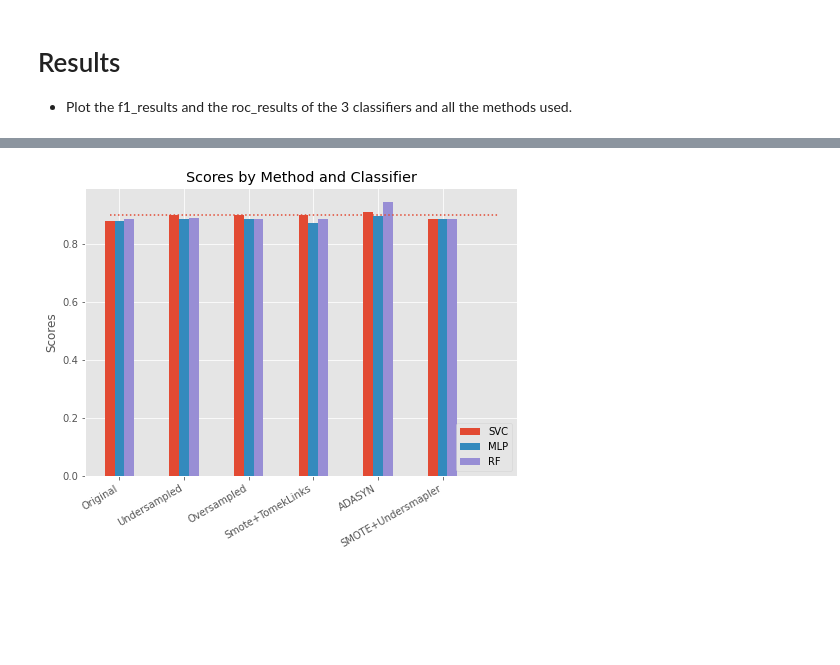
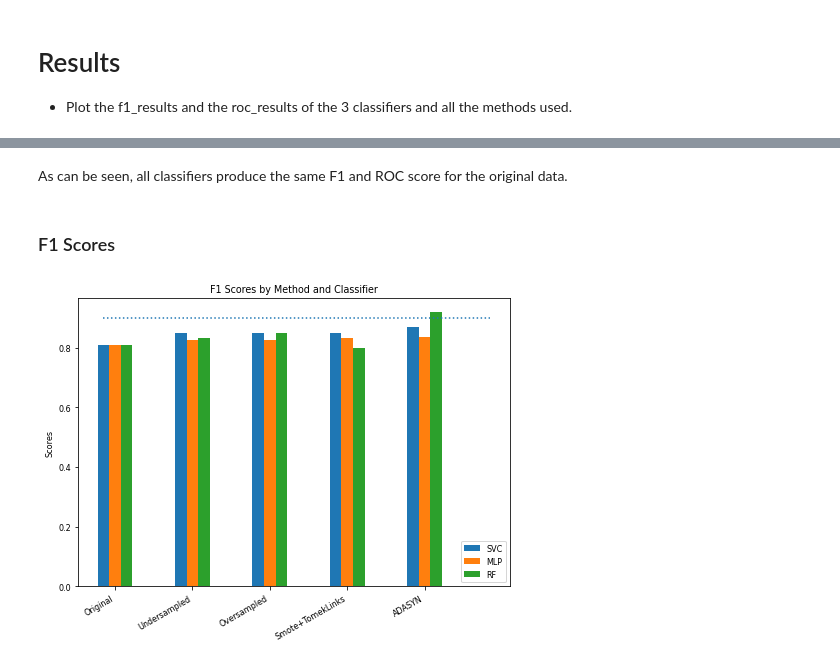
Before and after one commit to PedroMarques27/ED, a Jupyter notebook: Data_mining_Notebook.ipynb, the cells around one changed output, grey strips where cells are left out. Saved outputs shown, nothing was run; the diff lists cells and outputs as text; code cells hidden in the pictures; blank space fills up the shorter version.

```diff
--- a/Data_mining_Notebook.ipynb
+++ b/Data_mining_Notebook.ipynb
@@ -1170,8 +1156,8 @@ plt.show()
 
 f1_res = f1_score(Y_test,pred_labels_mlp,pos_label = 0)
 roc_score = roc_auc_score(Y_test,pred_labels_mlp)
-f1_results['MLP'] ['Origin'] = f1_res
-roc_results['MLP']['Origin'] = roc_score
+f1_results['MLP']['Original'] = f1_res
+roc_results['MLP']['Original']= roc_score
 
 print(f"F1 Score:{f1_res}")
 print(f"ROC AUC Score:{roc_score}")
@@ -1216,8 +1202,8 @@ plt.show()
 
 f1_res = f1_score(Y_test,pred_labels_mlp,pos_label = 0)
 roc_score = roc_auc_score(Y_test,pred_labels_mlp)
-f1_results['MLP'] ['Us'] = f1_res
-roc_results['MLP']['Us'] = roc_score
+f1_results['MLP']['Undersampled'] = f1_res
+roc_results['MLP']['Undersampled'] = roc_score
 
 print(f"F1 Score:{f1_res}")
 print(f"ROC AUC Score:{roc_score}")
@@ -1265,8 +1251,8 @@ plt.show()
 
 f1_res = f1_score(Y_test,pred_labels_mlp,pos_label = 0)
 roc_score = roc_auc_score(Y_test,pred_labels_mlp)
-f1_results['MLP'] ['Os'] = f1_res
-roc_results['MLP']['Os'] = roc_score
+f1_results['MLP']['Oversampled'] = f1_res
+roc_results['MLP']['Oversampled'] = roc_score
 
 print(f"F1 Score:{f1_res}")
 print(f"ROC AUC Score:{roc_score}")
@@ -1312,8 +1298,8 @@ plt.show()
 
 f1_res = f1_score(Y_test,pred_labels_mlp,pos_label = 0)
 roc_score = roc_auc_score(Y_test,pred_labels_mlp)
-f1_results['MLP'] ['St'] = f1_res
-roc_results['MLP']['St'] = roc_score
+f1_results['MLP']["Smote+TomekLinks"] = f1_res
+roc_results['MLP']['Smote+TomekLinks'] = roc_score
 
 print(f"F1 Score:{f1_res}")
 print(f"ROC AUC Score:{roc_score}")
@@ -1416,28 +1418,31 @@ results_df
+# %% [markdown]
+As can be seen, all classifiers produce the same F1 and ROC score for the original data.
+# %% [markdown]
+### F1 Scores
 # %%
 fig = plt.figure()
 ax = fig.add_axes([0,0,1,1])
 
-methods = ['Original', 'Undersampled','Oversampled', 'Smote+TomekLinks', 'ADASYN', 'SMOTE+Undersampler']
+methods = ['Original', 'Undersampled','Oversampled', 'Smote+TomekLinks', 'ADASYN']
 
-data = [[ (x[0]+x[1])/2  for x in f1_results['SVC'].values()],
-        [ (x[0]+x[1])/2  for x in f1_results['MLP'].values()],
-        [ (x[0]+x[1])/2  for x in f1_results['RF'].values()]]
+data = [[ x  for x in f1_results['SVC'].values()],
+        [ x  for x in f1_results['MLP'].values()],
+        [ x for x in f1_results['RF'].values()]]
 
-ind = np.arange(6)
+ind = np.arange(5)
 width = 0.15
-
 plt.bar(ind, data[0], width, label='SVC')
 plt.bar(ind+width, data[1], width, label='MLP')
 plt.bar(ind+2*width, data[2], width, label='RF')
 
 plt.ylabel('Scores')
 plt.title('F1 Scores by Method and Classifier')
 
 plt.xticks(ind+width , methods)
 plt.setp(ax.get_xticklabels(), rotation=30, horizontalalignment='right')
 plt.legend(loc='best')
-plt.plot([0.9]*7, linestyle='dotted')
+plt.plot([0.9]*6, linestyle='dotted')
 
 plt.show()
 # %% [output]
-[figure, old version]
+[figure, new version]
```
Also changed, not shown: parts of 47 cells of this notebook.
